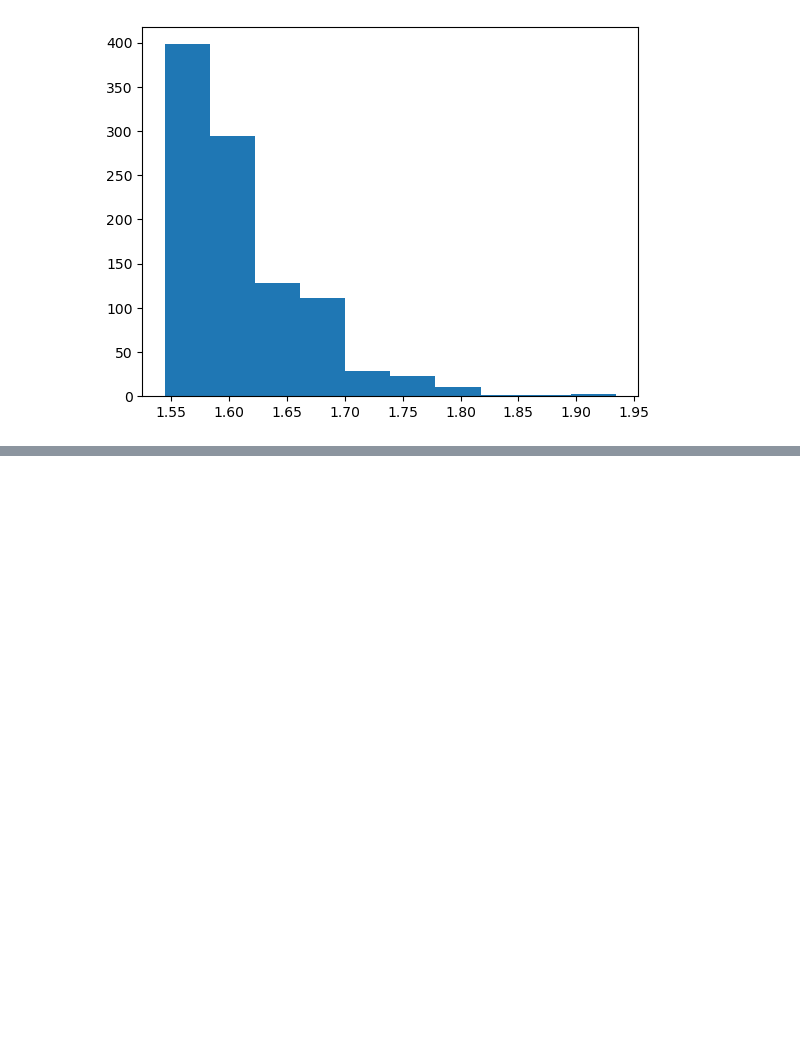
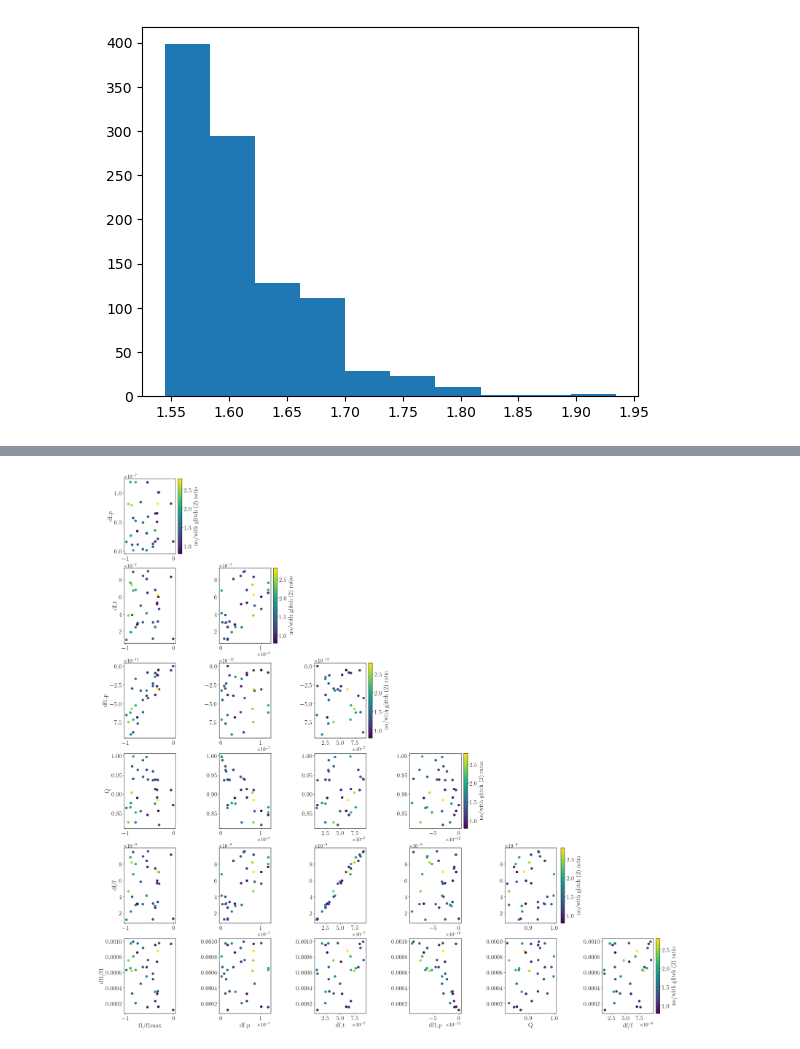
Before and after one commit to damondmc/simGlitch, a Jupyter notebook: search_setup.ipynb, the cells around one changed output, grey strips where cells are left out. Saved outputs shown, nothing was run; the diff lists cells and outputs as text; code cells hidden in the pictures; blank space fills up the shorter version.

```diff
--- a/search_setup.ipynb
+++ b/search_setup.ipynb
@@ -331,0 +345,64 @@ Name: 0, dtype: float64
+# %%
+
+# Load the CSV file
+df = pd.read_csv('./data/with_glitch_goodCase/100-100Hz/signal_glitch_params.csv')
+
+# Extract parameters
+n_glitch = 2  # n glitch per signal
+f0 = df['f0'][::2].values  # size of 32
+f1 = df['f1'][::2].values
+f2 = df['f2'][::2].values
+df_p = df['df_p'].values[::2]  # Take every other to match size 32
+df_t = df['df_t'].values[::2]
+df1_p = df['df1_p'].values[::2]
+q = df['Q'].values[::2]
+
+# Load data from FITS files and compute a/b
+a = []
+b = []
+for i in range(32):
+    d1 = fits.open(f'./results/5d/no_glitch/100-100Hz/no_glitch_CW{i}.fts')
+    d2 = fits.open(f'./results/5d/with_glitch_goodCase/100-100Hz/with_glitch_goodCase_CW{i}.fts')
+    a.append(d1[1].data['mean2F'][:1])
+    b.append(d2[1].data['mean2F'][:1])
+
+a = np.concatenate(a)
+b = np.concatenate(b)
+ratio = a / b
+
+# Define parameters for plotting
+params = {
+    'f1/f1max': f1/(f0/(300*86400*365)),
+    'df_p': df_p,
+    'df_t': df_t,
+    'df1_p': df1_p,
+    'Q': q,
+    'df/f': (df_p+df_t)/f0,
+    'df1/f1': df1_p/f1
+}
+param_names = list(params.keys())
+n_params = len(param_names)
+
+# Create a figure with a grid of subplots
+fig, axes = plt.subplots(n_params, n_params, figsize=(n_params * 4, n_params * 4), constrained_layout=True)
+
+# Plot each combination in the lower triangle
+for i in range(n_params):
+    for j in range(n_params):
+        ax = axes[i, j]
+        if j < i:  # Lower triangle (excluding diagonal)
+            scatter = ax.scatter(params[param_names[j]], params[param_names[i]], c=ratio, cmap='viridis', s=50)
+            ax.set_xlabel(param_names[j] if i == n_params-1 else '', fontsize=20)
+            ax.set_ylabel(param_names[i] if j == 0 else '', fontsize=20)
+            ax.tick_params(axis='both', labelsize=20)
+            # Add colorbar only for the rightmost column in the lower triangle
+            if j == i-1:
+                cbar = fig.colorbar(scatter, ax=ax, label='no/with glitch (2) ratio')
+                cbar.ax.tick_params(labelsize=20)
+                cbar.set_label('no/with glitch (2) ratio', fontsize=20)
+        else:
+            ax.set_visible(False)  # Hide upper triangle and diagonal
+plt.savefig('100good.pdf')
+plt.show()
+# %% [output]
+[figure, added]
```
Also changed, not shown: parts of 35 cells of this notebook, 13 other files.
